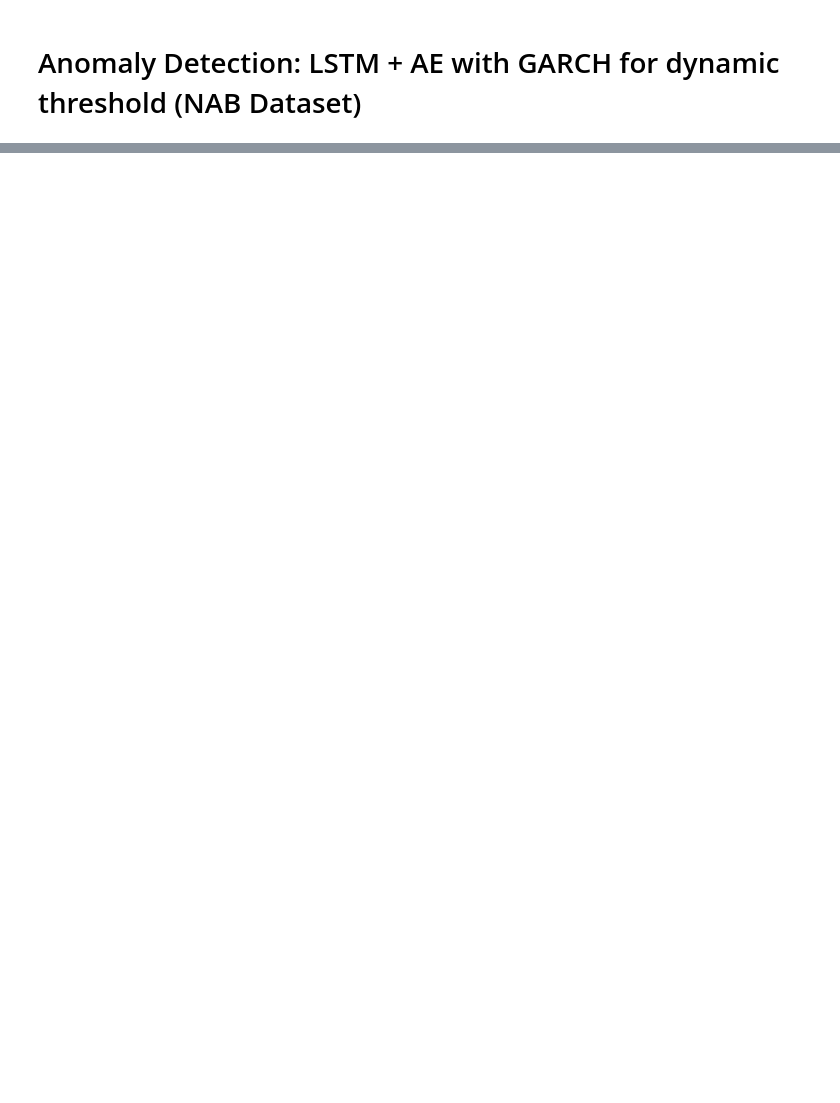
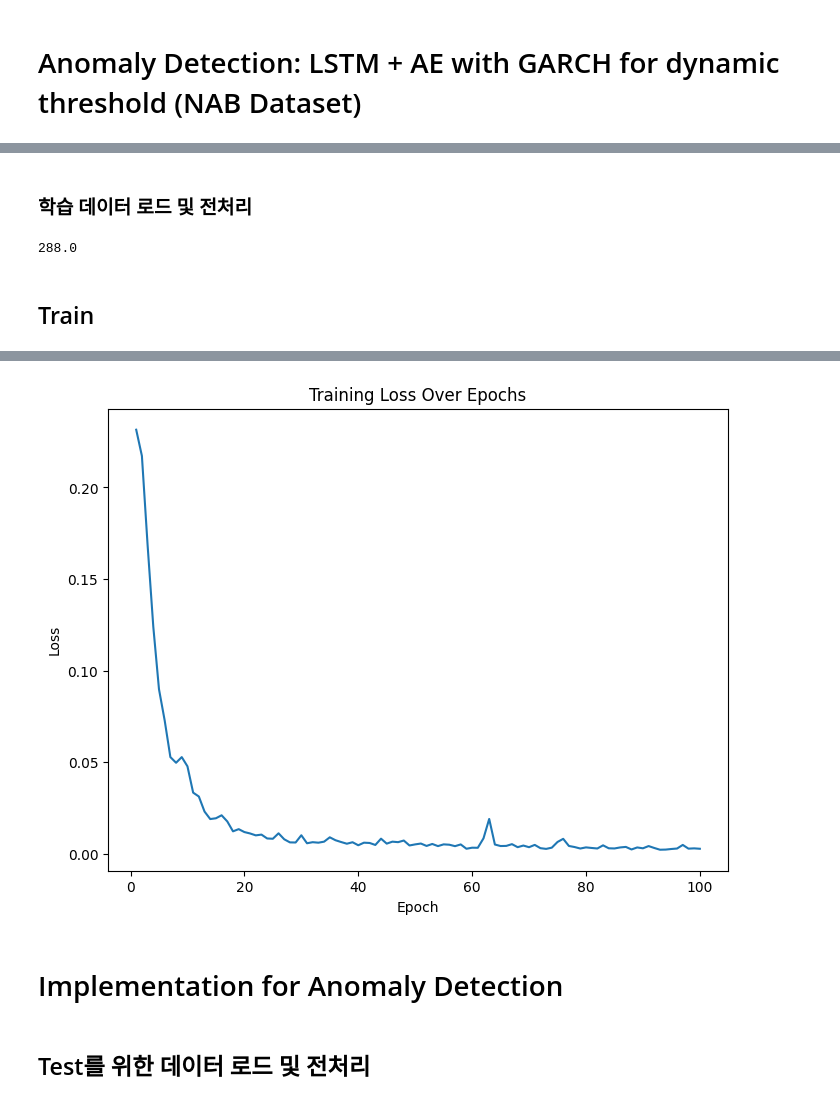
Before and after one commit to abcd-EGH/IEcapstone, a Jupyter notebook: LSTM+AE+GARCH.ipynb, the cells around one changed output, grey strips where cells are left out. Cells and saved outputs as stored; diff of their text form; code cells hidden in the pictures; blank space fills up the shorter version.

```diff
--- a/LSTM+AE+GARCH.ipynb
+++ b/LSTM+AE+GARCH.ipynb
@@ -135,0 +115,2 @@ Epoch [50/50], Loss: 0.000309
+# %% [markdown]
+### 학습 데이터 로드 및 전처리
@@ -135,0 +158,51 @@ Epoch [50/50], Loss: 0.000309
+# %%
+len(df_train)/14
+# %% [output]
+288.0
+# %% [markdown]
+## Train
+# %%
+# -------------------------------
+# 2. 모델 정의 및 학습
+# -------------------------------
+
+# 모델 정의
+input_size = 1
+hidden_size = 32  # hidden_size를 늘림
+num_layers = 1
+model = BiLSTMAutoEncoder(input_size, hidden_size, num_layers)
+criterion = nn.MSELoss()
+optimizer = optim.Adam(model.parameters(), lr=0.001)
+
+# 모델을 GPU로 이동 (가능한 경우)
+device = torch.device('cuda' if torch.cuda.is_available() else 'cpu')
+model.to(device)
+
+# 학습 루프
+num_epochs = 100
+loss_list = []
+
+for epoch in range(num_epochs):
+    model.train()
+    epoch_loss = 0
+    for batch in train_loader:
+        batch_sequences = batch[0].to(device)
+        outputs = model(batch_sequences)
+        loss = criterion(outputs, batch_sequences)
+        optimizer.zero_grad()
+        loss.backward()
+        optimizer.step()
+        epoch_loss += loss.item()
+    avg_loss = epoch_loss / len(train_loader)
+    loss_list.append(avg_loss)
+    if (epoch + 1) % 10 == 0:
+        print(f'Epoch [{epoch + 1}/{num_epochs}], Loss: {avg_loss:.6f}')
+
+# 학습 손실 시각화
+plt.figure(figsize=(8, 6))
+plt.plot(range(1, num_epochs + 1), loss_list)
+plt.xlabel('Epoch')
+plt.ylabel('Loss')
+plt.title('Training Loss Over Epochs')
+plt.show()
+# %% [output]
@@ -136,3 +219,8 @@ Epoch [50/50], Loss: 0.000309
+[figure, added]
+# %% [markdown]
+# Implementation for Anomaly Detection
+# %% [markdown]
+## Test를 위한 데이터 로드 및 전처리
 # %%
 # -------------------------------
 # 3. 테스트 데이터 로드 및 전처리
```
Also changed, not shown: parts of 21 cells of this notebook.
